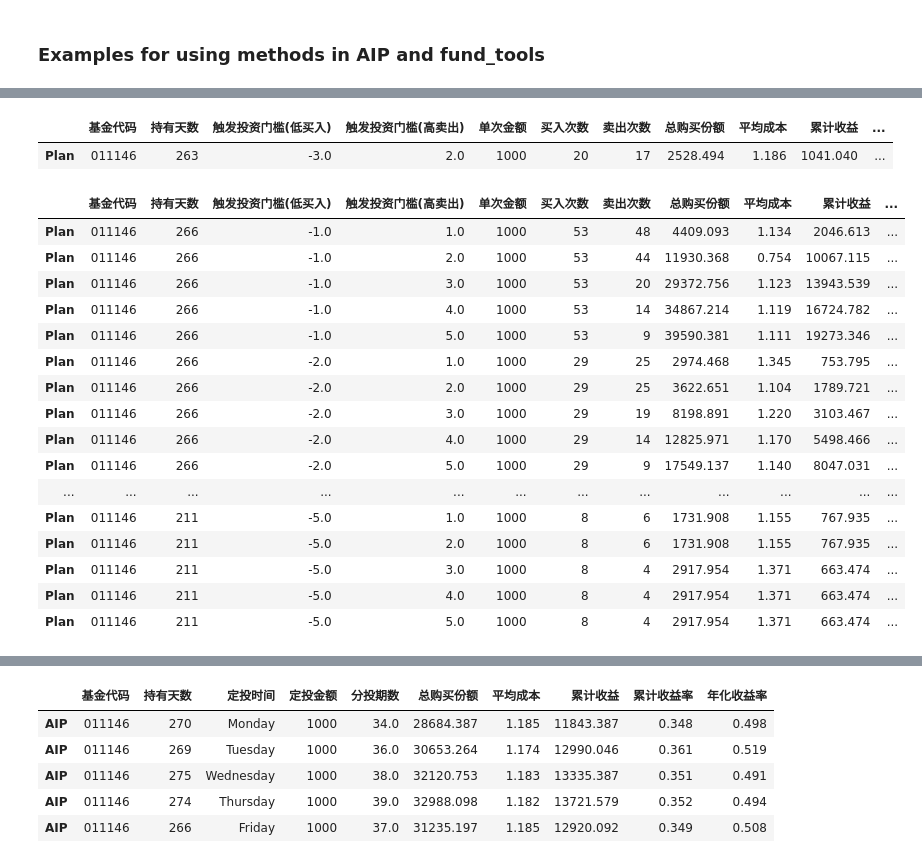
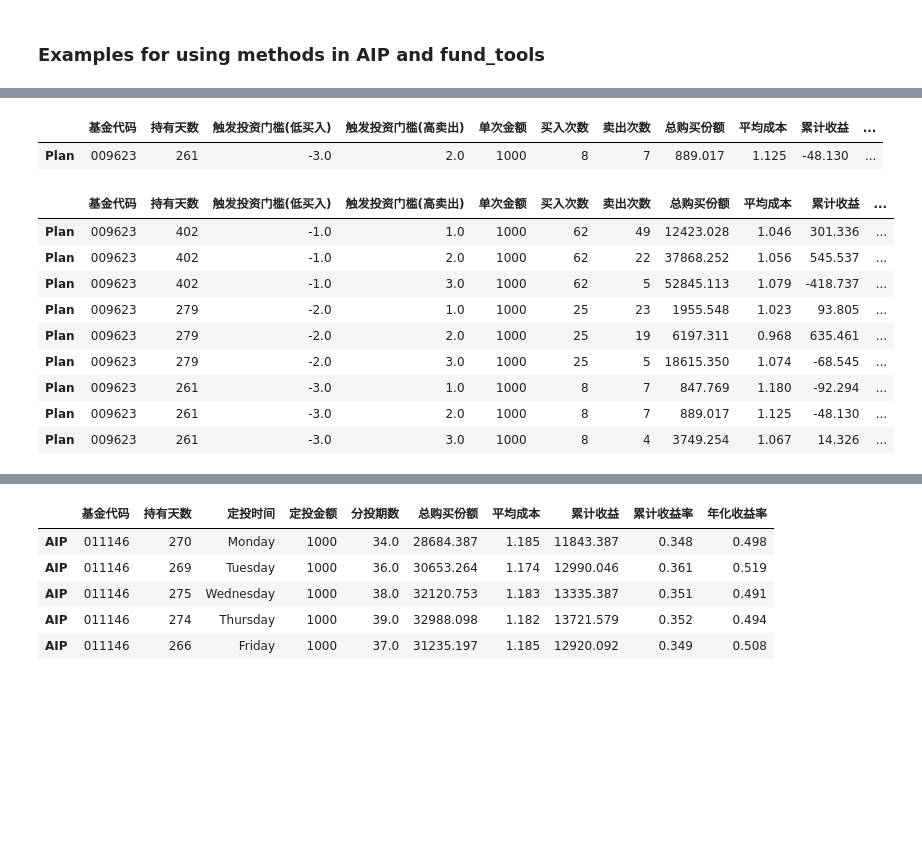
Before and after one commit to Seaaann/MyQuantReserch, a Jupyter notebook: Funds/定投回测.ipynb, the cells around one changed output, grey strips where cells are left out. Saved outputs shown, nothing was run; the diff lists cells and outputs as text; code cells hidden in the pictures; blank space fills up the shorter version.

```diff
--- a/Funds/定投回测.ipynb
+++ b/Funds/定投回测.ipynb
@@ -29,7 +28,7 @@ Start: 2021-10-04
 ### Examples for using methods in AIP and fund_tools
 # %%
 start_date = '2015-01-01'
-end_date = '2021-09-30'
+end_date = '2021-10-16'
 
 fund_net_value = get_fund_net_worth('001980',start_date=start_date, end_date=end_date, fund_category='open')
 fund_net_value
@@ -225,31 +224,24 @@ AIP_Weekly_plot('011146', start_date, end_date, 'open')
 # %%
-df = Max_AIP_Weekly('011146', start_date=start_date, end_date=end_date, fund_category='open', fixed_investment=1000, df=False)
+df = Max_AIP_Weekly('009623', start_date=start_date, end_date=end_date, fund_category='open', fixed_investment=1000, df=False)
 df
 # %% [output]
 |  | 基金代码 | 持有天数 | 触发投资门槛(低买入) | 触发投资门槛(高卖出) | 单次金额 | 买入次数 | 卖出次数 | 总购买份额 | 平均成本 | 累计收益 | ... |
-| Plan | 011146 | 263 | -3.0 | 2.0 | 1000 | 20 | 17 | 2528.494 | 1.186 | 1041.040 | ... |
+| Plan | 009623 | 261 | -3.0 | 2.0 | 1000 | 8 | 7 | 889.017 | 1.125 | -48.130 | ... |
 # %%
-upper_threshold = [1.0, 2.0, 3.0, 4.0, 5.0]
-lower_threshold = [-1.0, -2.0, -3.0, -4.0, -5.0]
+upper_threshold = [1.0, 2.0, 3.0]
+lower_threshold = [-1.0, -2.0, -3.0]
 
-Max_AIP_Weekly_Plans('011146', start_date=start_date, end_date=end_date, fund_category='open', fixed_investment=1000,
+Max_AIP_Weekly_Plans('009623', start_date=start_date, end_date=end_date, fund_category='open', fixed_investment=1000,
                      upper_threshold=upper_threshold, lower_threshold=lower_threshold)
 # %% [output]
 |  | 基金代码 | 持有天数 | 触发投资门槛(低买入) | 触发投资门槛(高卖出) | 单次金额 | 买入次数 | 卖出次数 | 总购买份额 | 平均成本 | 累计收益 | ... |
-| Plan | 011146 | 266 | -1.0 | 1.0 | 1000 | 53 | 48 | 4409.093 | 1.134 | 2046.613 | ... |
-| Plan | 011146 | 266 | -1.0 | 2.0 | 1000 | 53 | 44 | 11930.368 | 0.754 | 10067.115 | ... |
-| Plan | 011146 | 266 | -1.0 | 3.0 | 1000 | 53 | 20 | 29372.756 | 1.123 | 13943.539 | ... |
-| Plan | 011146 | 266 | -1.0 | 4.0 | 1000 | 53 | 14 | 34867.214 | 1.119 | 16724.782 | ... |
-| Plan | 011146 | 266 | -1.0 | 5.0 | 1000 | 53 | 9 | 39590.381 | 1.111 | 19273.346 | ... |
-| Plan | 011146 | 266 | -2.0 | 1.0 | 1000 | 29 | 25 | 2974.468 | 1.345 | 753.795 | ... |
-| Plan | 011146 | 266 | -2.0 | 2.0 | 1000 | 29 | 25 | 3622.651 | 1.104 | 1789.721 | ... |
-| Plan | 011146 | 266 | -2.0 | 3.0 | 1000 | 29 | 19 | 8198.891 | 1.220 | 3103.467 | ... |
-| Plan | 011146 | 266 | -2.0 | 4.0 | 1000 | 29 | 14 | 12825.971 | 1.170 | 5498.466 | ... |
-| Plan | 011146 | 266 | -2.0 | 5.0 | 1000 | 29 | 9 | 17549.137 | 1.140 | 8047.031 | ... |
-| ... | ... | ... | ... | ... | ... | ... | ... | ... | ... | ... | ... |
-| Plan | 011146 | 211 | -5.0 | 1.0 | 1000 | 8 | 6 | 1731.908 | 1.155 | 767.935 | ... |
-| Plan | 011146 | 211 | -5.0 | 2.0 | 1000 | 8 | 6 | 1731.908 | 1.155 | 767.935 | ... |
-| Plan | 011146 | 211 | -5.0 | 3.0 | 1000 | 8 | 4 | 2917.954 | 1.371 | 663.474 | ... |
-| Plan | 011146 | 211 | -5.0 | 4.0 | 1000 | 8 | 4 | 2917.954 | 1.371 | 663.474 | ... |
-| Plan | 011146 | 211 | -5.0 | 5.0 | 1000 | 8 | 4 | 2917.954 | 1.371 | 663.474 | ... |
+| Plan | 009623 | 402 | -1.0 | 1.0 | 1000 | 62 | 49 | 12423.028 | 1.046 | 301.336 | ... |
+| Plan | 009623 | 402 | -1.0 | 2.0 | 1000 | 62 | 22 | 37868.252 | 1.056 | 545.537 | ... |
+| Plan | 009623 | 402 | -1.0 | 3.0 | 1000 | 62 | 5 | 52845.113 | 1.079 | -418.737 | ... |
+| Plan | 009623 | 279 | -2.0 | 1.0 | 1000 | 25 | 23 | 1955.548 | 1.023 | 93.805 | ... |
+| Plan | 009623 | 279 | -2.0 | 2.0 | 1000 | 25 | 19 | 6197.311 | 0.968 | 635.461 | ... |
+| Plan | 009623 | 279 | -2.0 | 3.0 | 1000 | 25 | 5 | 18615.350 | 1.074 | -68.545 | ... |
+| Plan | 009623 | 261 | -3.0 | 1.0 | 1000 | 8 | 7 | 847.769 | 1.180 | -92.294 | ... |
+| Plan | 009623 | 261 | -3.0 | 2.0 | 1000 | 8 | 7 | 889.017 | 1.125 | -48.130 | ... |
+| Plan | 009623 | 261 | -3.0 | 3.0 | 1000 | 8 | 4 | 3749.254 | 1.067 | 14.326 | ... |
 # %%
```
Also changed, not shown: parts of 24 cells of this notebook, 3 other files.
